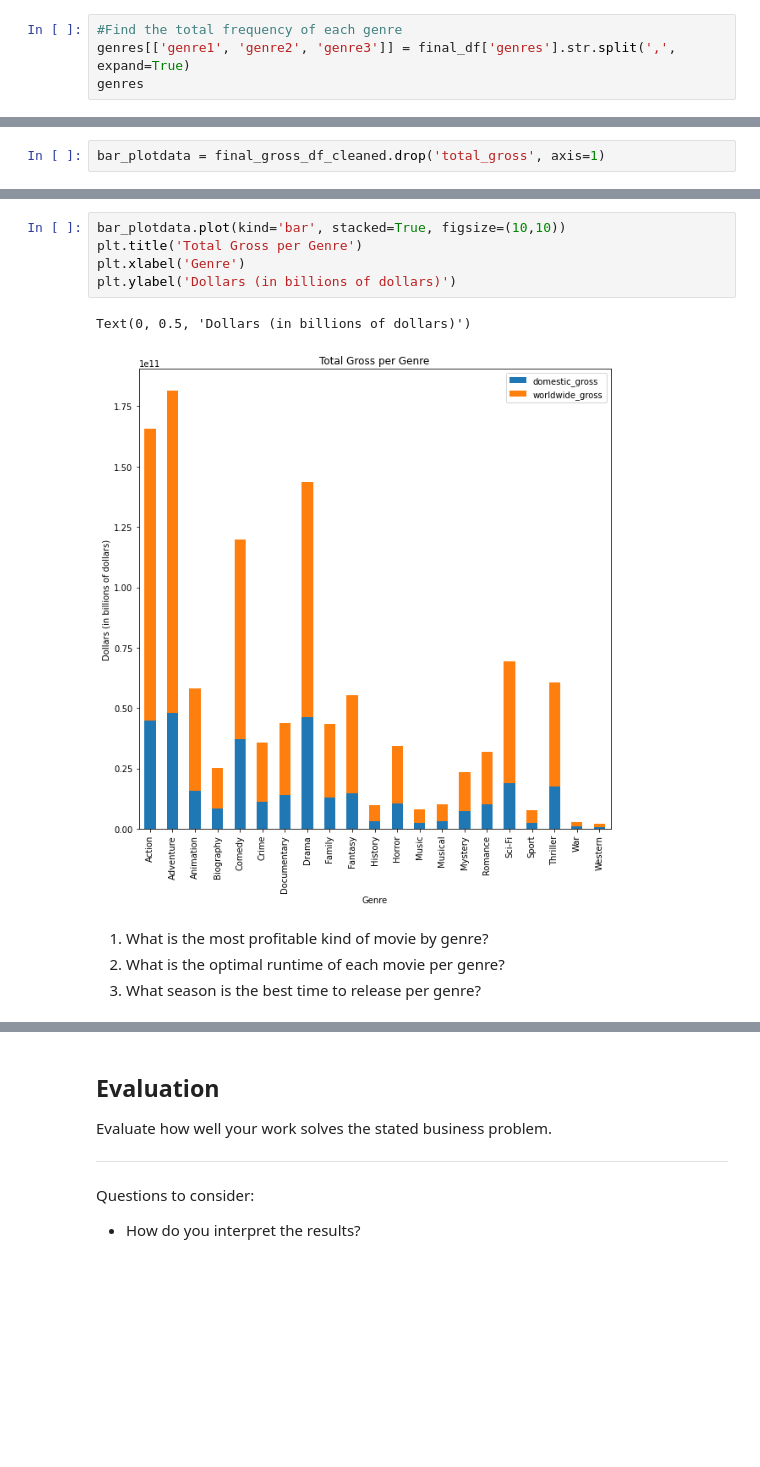
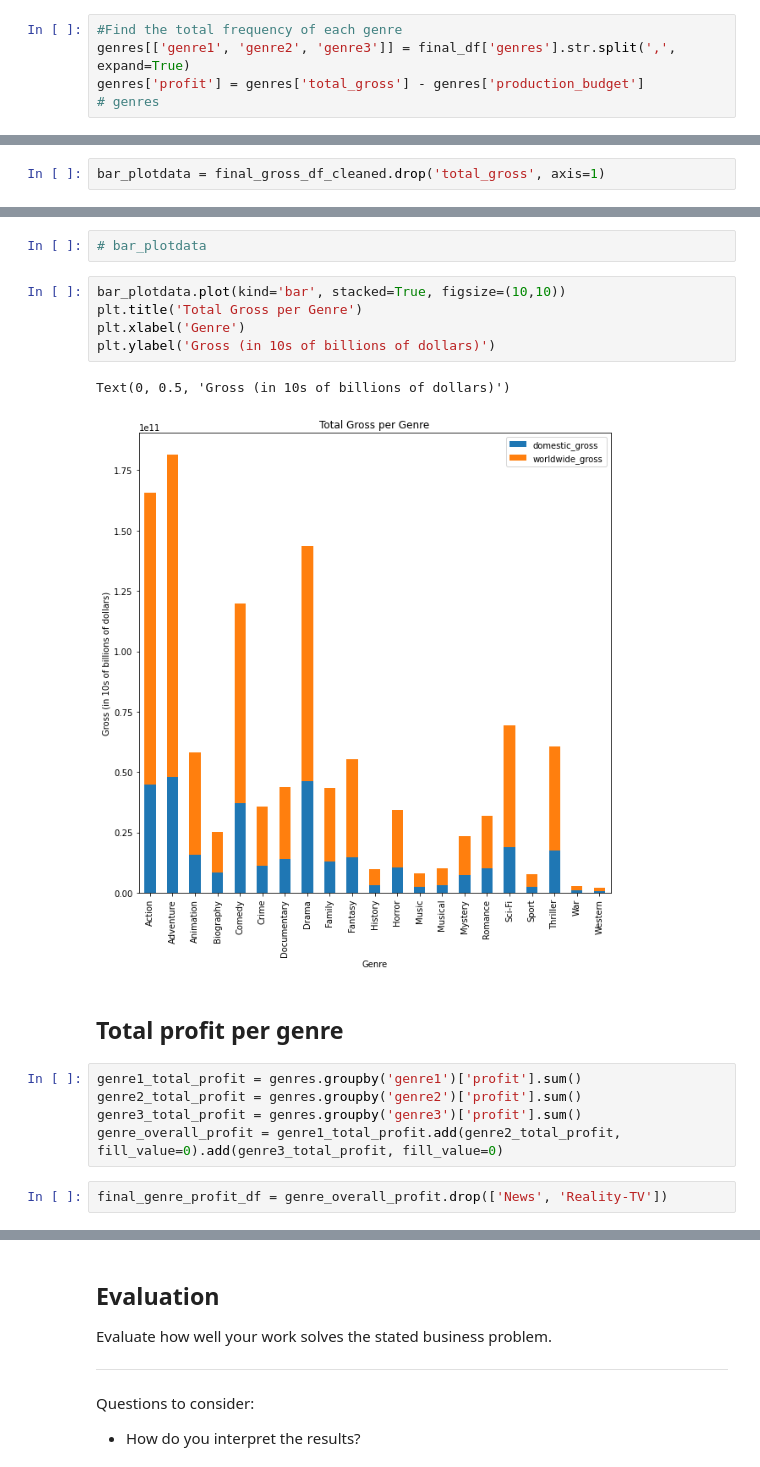
Before and after one commit to CamLadd/Netflix_Data_Comparison_Analysis, a Jupyter notebook: Cam's Work.ipynb, the cells around one changed output, grey strips where cells are left out. Drawn from its saved outputs; the diff is of its cells as text; blank space fills up the shorter version.

```diff
--- a/Cam's Work.ipynb
+++ b/Cam's Work.ipynb
@@ -578,4 +346,5 @@ genres = final_df.copy()
 # %%
 #Find the total frequency of each genre
 genres[['genre1', 'genre2', 'genre3']] = final_df['genres'].str.split(',', expand=True)
-genres
+genres['profit'] = genres['total_gross'] - genres['production_budget']
+# genres
@@ -742,12 +402,19 @@ bar_plotdata
+# %%
+# bar_plotdata
 # %%
 bar_plotdata.plot(kind='bar', stacked=True, figsize=(10,10))
 plt.title('Total Gross per Genre')
 plt.xlabel('Genre')
-plt.ylabel('Dollars (in billions of dollars)')
+plt.ylabel('Gross (in 10s of billions of dollars)')
 # %% [output]
-Text(0, 0.5, 'Dollars (in billions of dollars)')
+Text(0, 0.5, 'Gross (in 10s of billions of dollars)')
-[figure, old version]
+[figure, new version]
-# %% [markdown]
-1. What is the most profitable kind of movie by genre?
-2. What is the optimal runtime of each movie per genre?
-3. What season is the best time to release per genre?
+# %% [markdown]
+## Total profit per genre
+# %%
+genre1_total_profit = genres.groupby('genre1')['profit'].sum()
+genre2_total_profit = genres.groupby('genre2')['profit'].sum()
+genre3_total_profit = genres.groupby('genre3')['profit'].sum()
+genre_overall_profit = genre1_total_profit.add(genre2_total_profit, fill_value=0).add(genre3_total_profit, fill_value=0)
+# %%
+final_genre_profit_df = genre_overall_profit.drop(['News', 'Reality-TV'])
```
Also changed, not shown: parts of 63 cells of this notebook.
